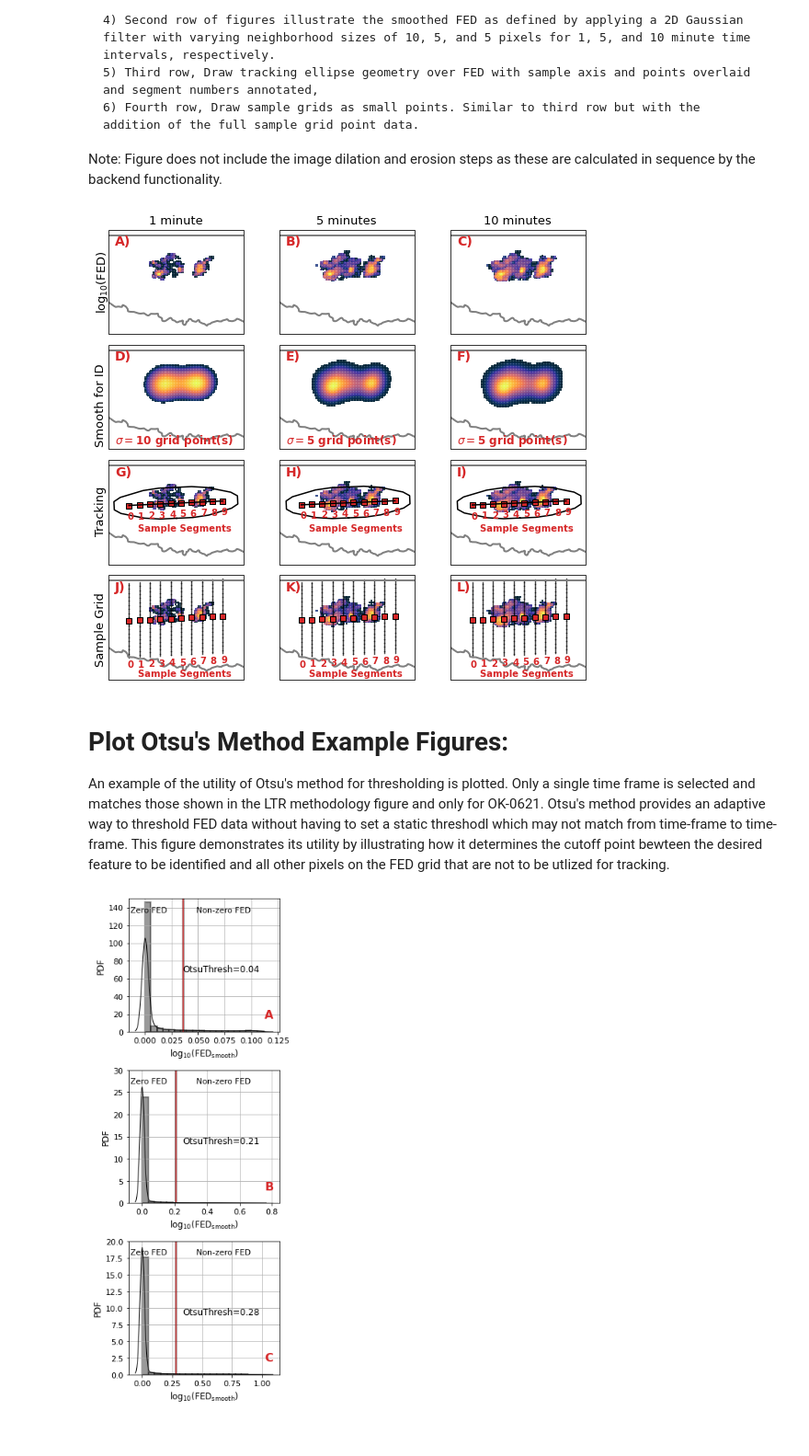
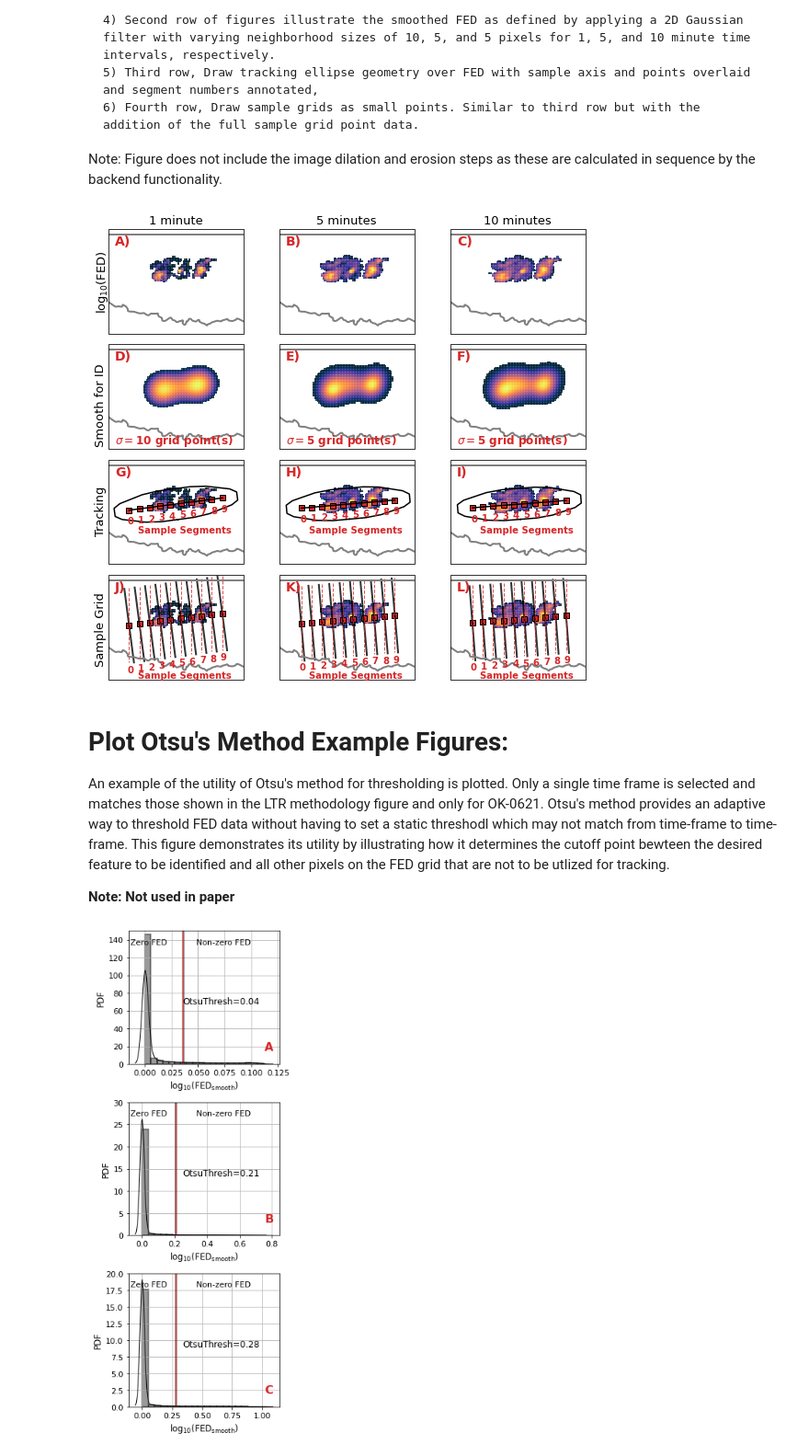
Before and after one commit to Vsalinas91/LTR-LightningTracking, a Jupyter notebook: Workflow-Sampling.ipynb, the cells around one changed output. Shown at 92% size. Cells and saved outputs as stored; diff of their text form; code cells hidden in the pictures.

Commit message:
Updated code documentation, added combined tracking figures, removed hidden files and directories.

```diff
--- a/Workflow-Sampling.ipynb
+++ b/Workflow-Sampling.ipynb
@@ -114,6 +121,33 @@ g10_xcoords,g10_ycoords,g10_zcoords = get_lonlats(g10_vx.flatten(),
                                                   g10_vy.flatten(),
                                                   g10_vx.flatten()*0,geo,proj)
 print('10min coords done.')
+
+#Transform non-rotated grids:
+#------------------------------------------
+#Define sample grid coordinate variables for easy manipulation in other functions-->change to units meters
+#-----------------------------------------
+#This step will take a little while depending on how many time frames there are in the higher time resolution grids.
+g1b_vx,g1b_vy   = g1b .sample_line[:,:,:,0].values *1e3,g1b .sample_line[:,:,:,1].values *1e3
+g5b_vx,g5b_vy   = g5b .sample_line[:,:,:,0].values *1e3,g5b .sample_line[:,:,:,1].values *1e3
+g10b_vx,g10b_vy = g10b.sample_line[:,:,:,0].values *1e3,g10b.sample_line[:,:,:,1].values *1e3
+
+#Transform all sampling grid coordinates to geographic coordinates for generating the LTR examle figure overlaid onto
+#projected map:
+#-----------------------------------------
+g1b_xcoords,g1b_ycoords,g1b_zcoords    = get_lonlats(g1b_vx.flatten(),
+                                                     g1b_vy.flatten(),
+                                                     g1b_vx.flatten()*0,geo,proj)
+
+g5b_xcoords,g5b_ycoords,g5b_zcoords    = get_lonlats(g5b_vx.flatten(),
+                                                     g5b_vy.flatten(),
+                                                     g5b_vx.flatten()*0,geo,proj)
+
+
+g10b_xcoords,g10b_ycoords,g10b_zcoords    = get_lonlats(g10b_vx.flatten(),
+                                                        g10b_vy.flatten(),
+                                                        g10b_vx.flatten()*0,geo,proj)
+
+print('Non-rotated Coordinates Transformed.')
 # %% [output]
 1min coords done.
 5min coords done.
@@ -127,6 +162,15 @@ g5_xcoords, g5_ycoords  = g5_xcoords .reshape(grid5min .sample_line[:,:,:,0].sha
 print('5 min grid reshaped.')
 g10_xcoords,g10_ycoords = g10_xcoords.reshape(grid10min.sample_line[:,:,:,0].shape),g10_ycoords.reshape(grid10min.sample_line[:,:,:,0].shape)
 print('10 min grid reshaped.')
+
+#Reshape coordinate arrays for non-rotated grids:
+#-------------------------------------------
+g1b_xcoords,g1b_ycoords = g1b_xcoords.reshape(g1b.sample_line[:,:,:,0].shape),g1b_ycoords.reshape(g1b .sample_line[:,:,:,0].shape)
+print('1 min grid reshaped.')
+g5b_xcoords,g5b_ycoords = g5b_xcoords.reshape(g5b.sample_line[:,:,:,0].shape),g5b_ycoords.reshape(g5b .sample_line[:,:,:,0].shape)
+print('5 min grid reshaped.')
+g10b_xcoords,g10b_ycoords = g10b_xcoords.reshape(g10b.sample_line[:,:,:,0].shape),g10b_ycoords.reshape(g10b .sample_line[:,:,:,0].shape)
+print('10 min grid reshaped.')
 # %% [output]
 1 min grid reshaped.
 5 min grid reshaped.
@@ -183,21 +230,27 @@ Note: Figure does not include the image dilation and erosion steps as these are
 # %%
 #Define sample axis as the midpoints along each sample segment:
 #-----------------------------------------
 half = int(g1_xcoords.shape[0]/2)
 f1,f5,f10 = plots.ltr_method(half,lon,lat,
                              fed_1min   ,fed_5min ,fed_10min,
                              e1_xcoord  ,e1_ycoord,
                              e5_xcoord  ,e5_ycoord,
                              e10_xcoord ,e10_ycoord,
                              g1_xcoords ,g1_ycoords,
                              g5_xcoords ,g5_ycoords,
-                             g10_xcoords,g10_ycoords,save=False)
+                             g10_xcoords,g10_ycoords,
+                             g5b_xcoords,g5b_ycoords,
+                             g1b_xcoords,g1b_ycoords,
+                             g10b_xcoords,g10b_ycoords,
+                             save=False)
 # %% [output]
-[figure, old version]
+[figure, new version]
 # %% [markdown]
 # Plot Otsu's Method Example Figures:
 
 An example of the utility of Otsu's method for thresholding is plotted. Only a single time frame is selected and matches those shown in the LTR methodology figure and only for OK-0621. Otsu's method provides an adaptive way to threshold FED data without having to set a static threshodl which may not match from time-frame to time-frame. This figure demonstrates its utility by illustrating how it determines the cutoff point bewteen the desired feature to be identified and all other pixels on the FED grid that are not to be utlized for tracking.
+
+<b>Note: Not used in paper</b>
 # %%
 plots.otsu_plots_gen(f1,f5,f10,False)
 # %% [output]
```
Also changed, not shown: parts of 8 cells of this notebook, 37 other files.
